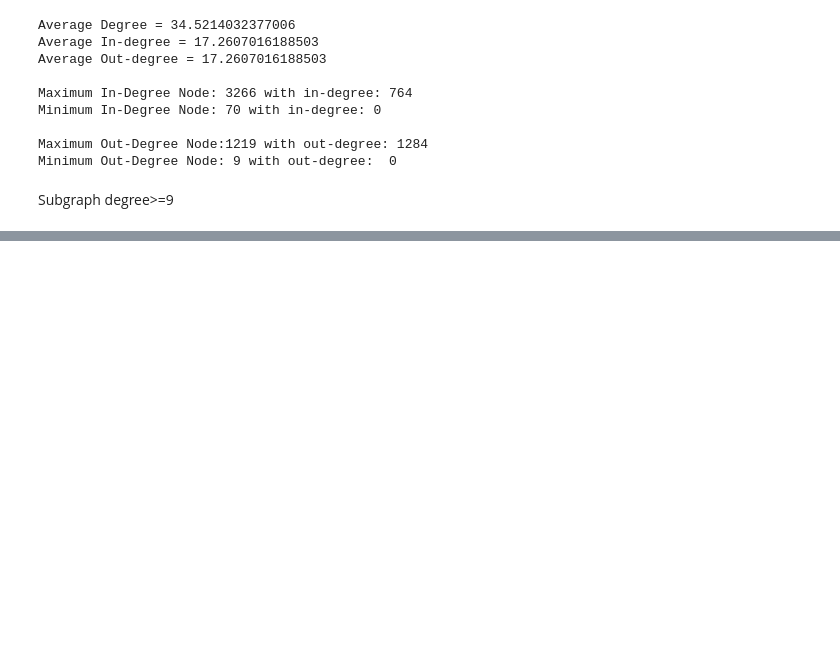
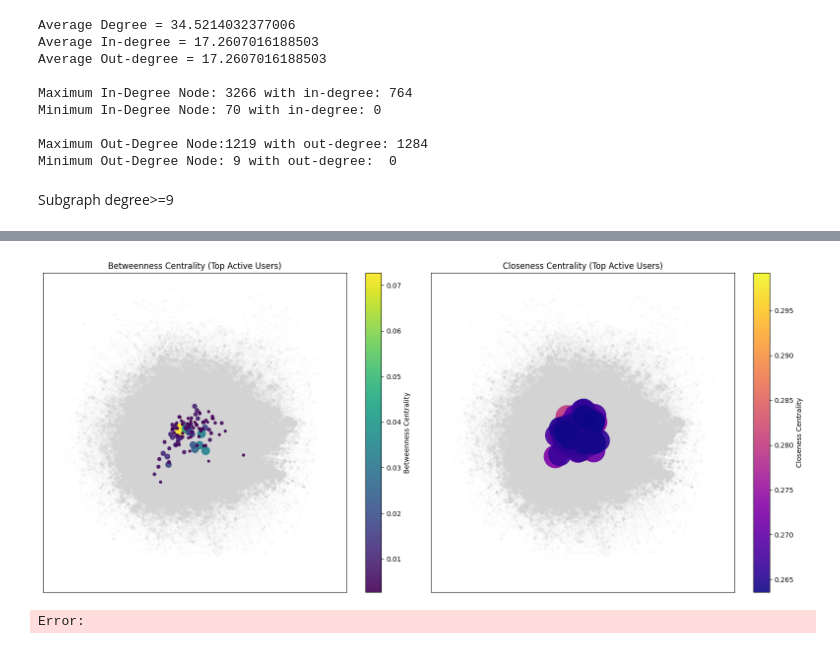
Before and after one commit to SrujanaJasmine/Spy-Networks-Covert-Communication-Patterns-in-Social-Media, a Jupyter notebook: DMSN_NetworkX.ipynb, the cells around one changed output, grey strips where cells are left out. Saved outputs shown, nothing was run; the diff lists cells and outputs as text; code cells hidden in the pictures; blank space fills up the shorter version.

Commit message:
NetworkX T1&T2

```diff
--- a/DMSN_NetworkX.ipynb
+++ b/DMSN_NetworkX.ipynb
@@ -79,12 +81,12 @@ Subgraph degree>=9
 node_list = np.array([])
 
 for x in G.degree():
-    if x[1]>=9:
+    if x[1]>=10:
         node_list=np.append(node_list,int(x[0]))
 
 G_sub = G.subgraph(node_list)
 
-print('Sub graph of degree>=9:')
+print('Sub graph of degree>=10:')
 print(f'Number of nodes {G_sub.number_of_nodes()}')
 print(f'Number of edges {G_sub.number_of_edges()}')
 print(f"Average In-degree = {( np.array([x[1] for x in G_sub.in_degree(weight='weight')]).mean())}")
@@ -97,0 +147,74 @@ Average Out-degree = 114.89137474241979
+# %%
+pos = nx.spring_layout(G_sub.to_undirected(), k=0.15, iterations=20)
+# %%
+sorted_bc = sorted(bc_G_sub.items(), key=lambda x: x[1], reverse=True)[:100]
+sorted_cc = sorted(cc_G_sub.items(), key=lambda x: x[1], reverse=True)[:100]
+
+bc_nodes = [node for node, score in sorted_bc]
+bc_sizes = [5000 * score for node, score in sorted_bc]
+
+cc_nodes = [node for node, score in sorted_cc]
+cc_sizes = [5000 * score for node, score in sorted_cc]
+
+
+labels_bc = {node: node for node in bc_nodes}
+labels_cc = {node: node for node in cc_nodes}
+# %%
+import matplotlib.pyplot as plt
+import matplotlib.colors as mcolors
+import numpy as np
+
+fig, axes = plt.subplots(nrows=1, ncols=2, figsize=(16, 7))
+
+# ---------- Betweenness Centrality ----------
+axes[0].set_title("Betweenness Centrality (Top Active Users)")
+
+bc_values = np.array(bc_sizes) / 5000  # get original centrality values
+bc_norm = mcolors.Normalize(vmin=min(bc_values), vmax=max(bc_values))
+
+nodes_bc = nx.draw_networkx_nodes(
+    G_sub,
+    pos,
+    nodelist=bc_nodes,
+    node_size=[4000 * v for v in bc_values],  # better scaling
+    node_color=bc_values,
+    cmap=plt.cm.viridis,
+    alpha=0.9,
+    ax=axes[0]
+)
+
+nx.draw_networkx_edges(G_sub, pos, alpha=0.1, width=0.4, edge_color='lightgray', ax=axes[0])
+# Removed labels
+
+cbar1 = plt.colorbar(nodes_bc, ax=axes[0])
+cbar1.set_label("Betweenness Centrality")
+
+
+# ---------- Closeness Centrality ----------
+axes[1].set_title("Closeness Centrality (Top Active Users)")
+
+cc_values = np.array(cc_sizes) / 5000
+cc_norm = mcolors.Normalize(vmin=min(cc_values), vmax=max(cc_values))
+
+nodes_cc = nx.draw_networkx_nodes(
+    G_sub,
+    pos,
+    nodelist=cc_nodes,
+    node_size=[4000 * v for v in cc_values],
+    node_color=cc_values,
+    cmap=plt.cm.plasma,
+    alpha=0.9,
+    ax=axes[1]
+)
+
+nx.draw_networkx_edges(G_sub, pos, alpha=0.1, width=0.4, edge_color='lightgray', ax=axes[1])
+# Removed labels
+
+cbar2 = plt.colorbar(nodes_cc, ax=axes[1])
+cbar2.set_label("Closeness Centrality")
+
+plt.tight_layout()
+plt.show()
+# %% [output]
+[figure, added]
+Error:
```
Also changed, not shown: parts of 5 cells of this notebook.
